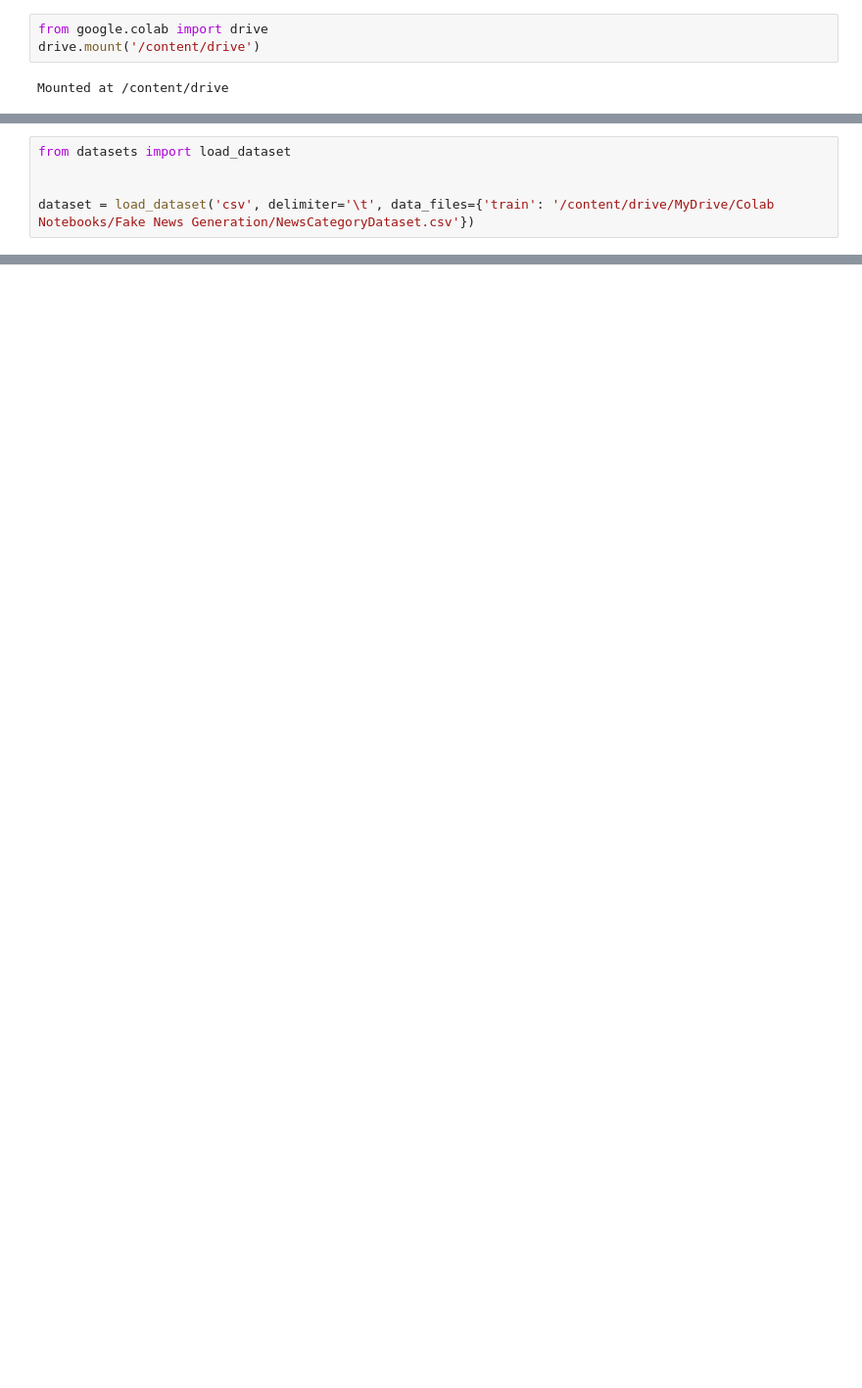
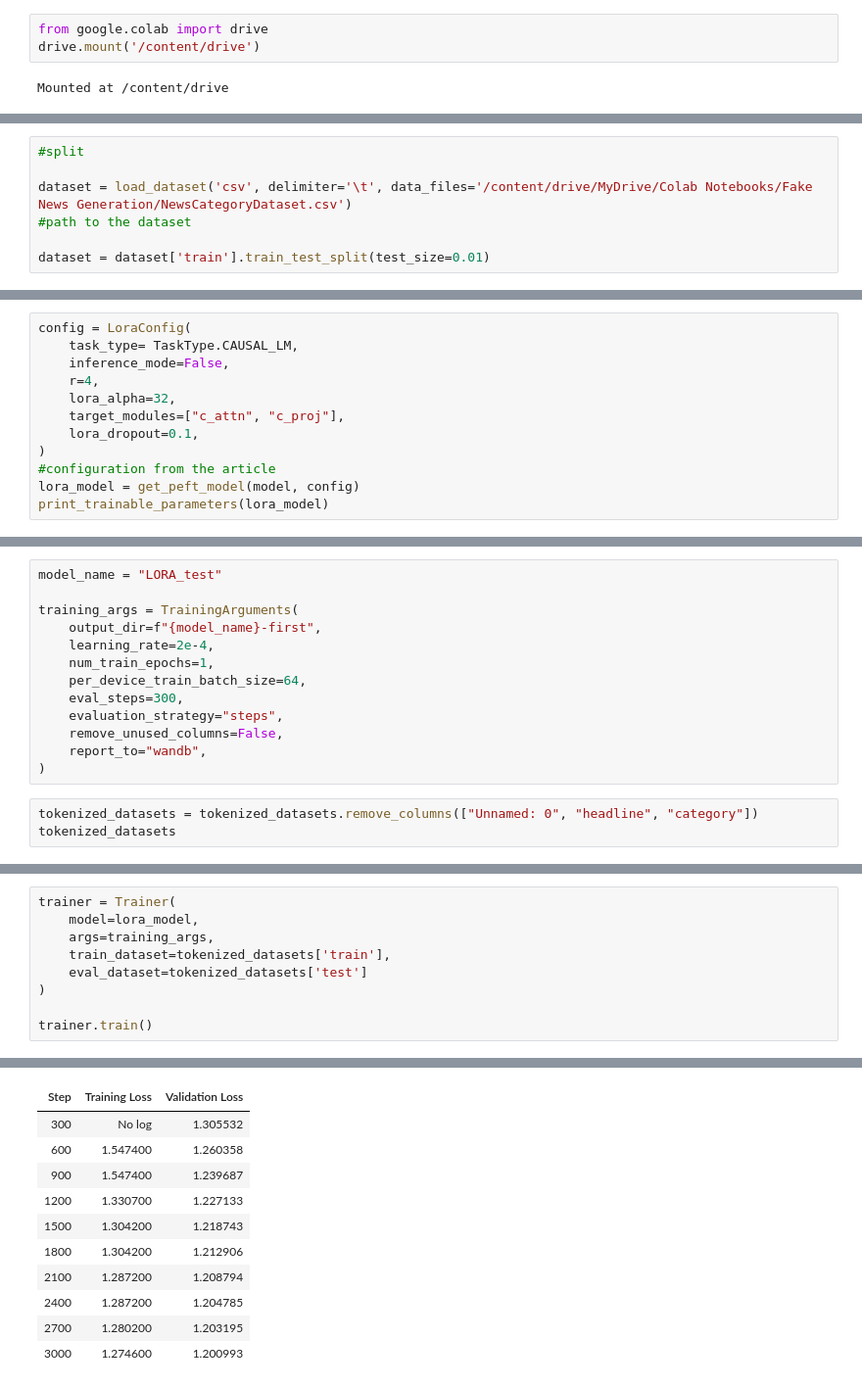
Before and after one commit to app1606/fakenews_bot, a Jupyter notebook: notebooks/Fake_News_Generator.ipynb, the cells around one changed output, grey strips where cells are left out. Shown: that part at 98% size. Drawn from its saved outputs; the diff is of its cells as text; blank space fills up the shorter version.

```diff
--- a/notebooks/Fake_News_Generator.ipynb
+++ b/notebooks/Fake_News_Generator.ipynb
@@ -26,8 +41,10 @@ Mounted at /content/drive
 # %%
-from datasets import load_dataset
+#split
 
+dataset = load_dataset('csv', delimiter='\t', data_files='/content/drive/MyDrive/Colab Notebooks/Fake News Generation/NewsCategoryDataset.csv')
+#path to the dataset
 
-dataset = load_dataset('csv', delimiter='\t', data_files={'train': '/content/drive/MyDrive/Colab Notebooks/Fake News Generation/NewsCategoryDataset.csv'})
+dataset = dataset['train'].train_test_split(test_size=0.01)
 # %%
 dataset['train'][1]
 # %% [output]
@@ -65,0 +115,12 @@ for param in model.lm_head.parameters():
+# %%
+config = LoraConfig(
+    task_type= TaskType.CAUSAL_LM,
+    inference_mode=False,
+    r=4,
+    lora_alpha=32,
+    target_modules=["c_attn", "c_proj"],
+    lora_dropout=0.1,
+)
+#configuration from the article
+lora_model = get_peft_model(model, config)
+print_trainable_parameters(lora_model)
@@ -172,0 +186,16 @@ tensor(1.8533, device='cuda:0', grad_fn=<NllLossBackward0>)
+# %%
+model_name = "LORA_test"
+
+training_args = TrainingArguments(
+    output_dir=f"{model_name}-first",
+    learning_rate=2e-4,
+    num_train_epochs=1,
+    per_device_train_batch_size=64,
+    eval_steps=300,
+    evaluation_strategy="steps",
+    remove_unused_columns=False,
+    report_to="wandb",
+)
+# %%
+tokenized_datasets = tokenized_datasets.remove_columns(["Unnamed: 0", "headline", "category"])
+tokenized_datasets
@@ -172,0 +213,10 @@ tensor(1.8533, device='cuda:0', grad_fn=<NllLossBackward0>)
+# %%
+trainer = Trainer(
+    model=lora_model,
+    args=training_args,
+    train_dataset=tokenized_datasets['train'],
+    eval_dataset=tokenized_datasets['test']
+)
+
+trainer.train()
+# %% [output]
@@ -172,0 +224,11 @@ tensor(1.8533, device='cuda:0', grad_fn=<NllLossBackward0>)
+| Step | Training Loss | Validation Loss |
+| 300 | No log | 1.305532 |
+| 600 | 1.547400 | 1.260358 |
+| 900 | 1.547400 | 1.239687 |
+| 1200 | 1.330700 | 1.227133 |
+| 1500 | 1.304200 | 1.218743 |
+| 1800 | 1.304200 | 1.212906 |
+| 2100 | 1.287200 | 1.208794 |
+| 2400 | 1.287200 | 1.204785 |
+| 2700 | 1.280200 | 1.203195 |
+| 3000 | 1.274600 | 1.200993 |
```
Also changed, not shown: parts of 35 cells of this notebook, 2 other files.
